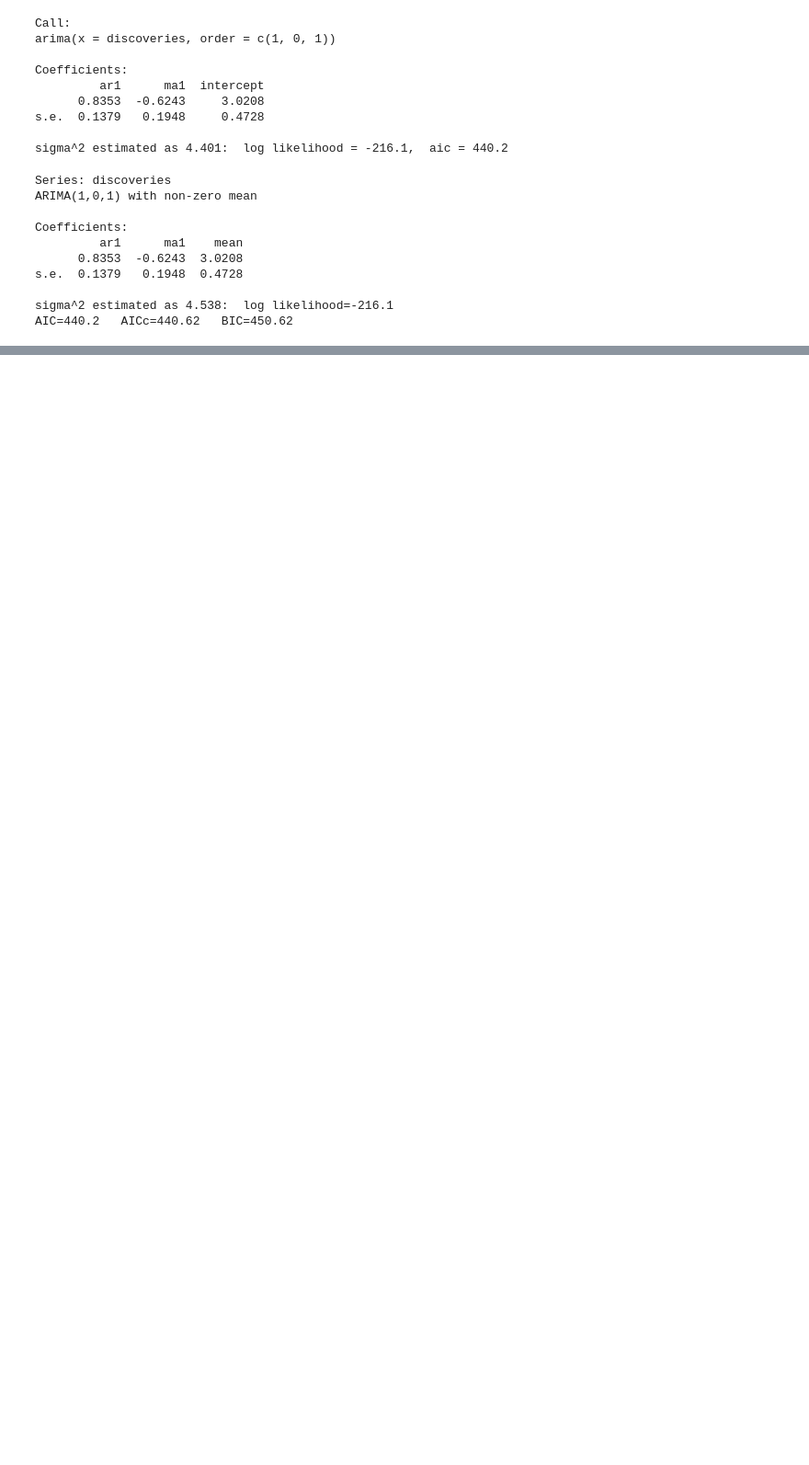
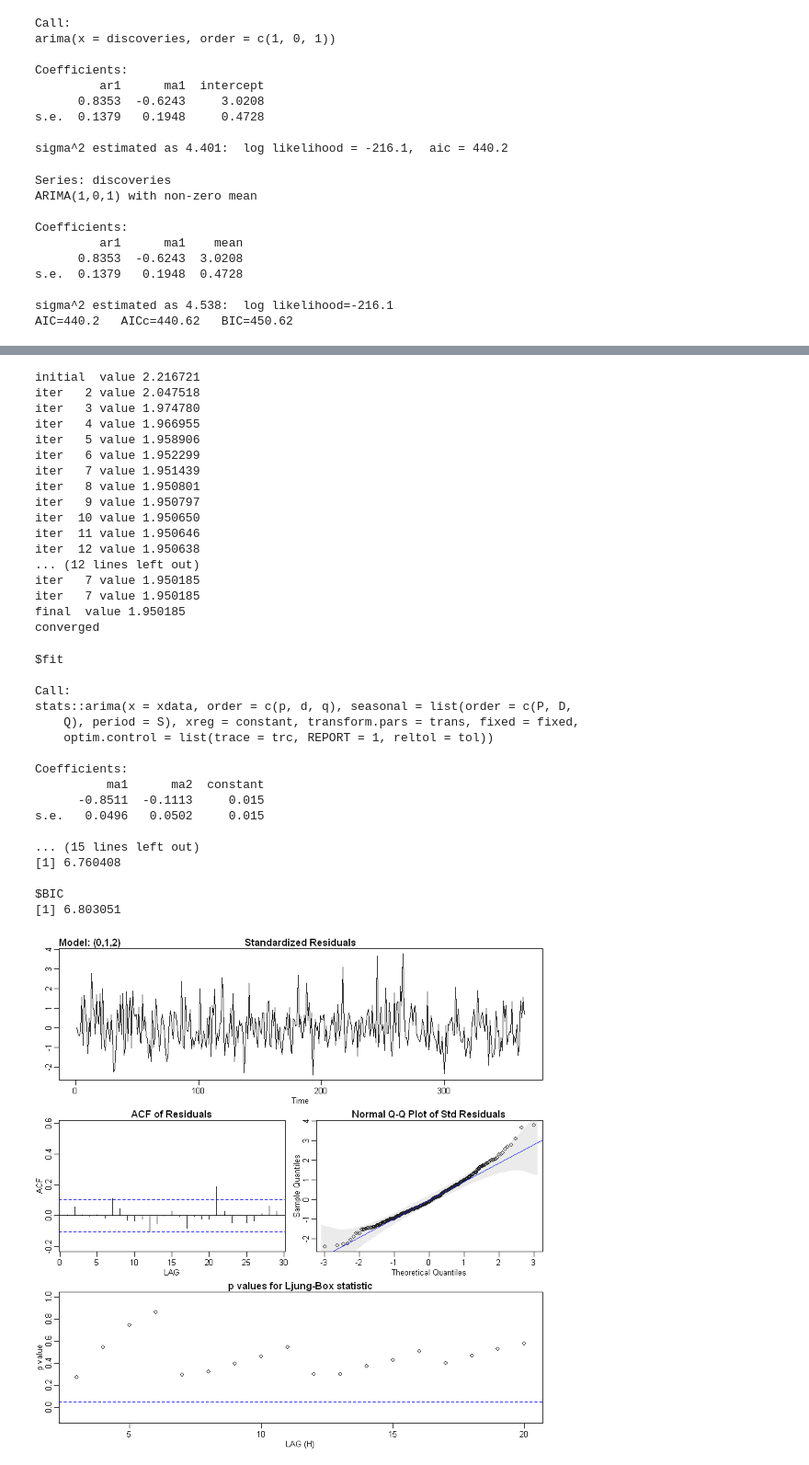
Before and after one commit to Lucas-Okamura/Timeseries-University-NY, a Jupyter notebook: notebooks/week5_AIC_ARMA_ARIMA.ipynb, the cells around one changed output, grey strips where cells are left out. Shown at 92% size. Saved outputs shown, nothing was run; the diff lists cells and outputs as text; code cells hidden in the pictures; blank space fills up the shorter version.

```diff
--- a/notebooks/week5_AIC_ARMA_ARIMA.ipynb
+++ b/notebooks/week5_AIC_ARMA_ARIMA.ipynb
@@ -193,0 +294,39 @@ AIC=440.2   AICc=440.62   BIC=450.62
+# %%
+# Fit a SARIMA model
+sarima(number_of_births, 0,1,2,0,0,0)
+# %% [output]
+initial  value 2.216721
+iter   2 value 2.047518
+iter   3 value 1.974780
+iter   4 value 1.966955
+iter   5 value 1.958906
+iter   6 value 1.952299
+iter   7 value 1.951439
+iter   8 value 1.950801
+iter   9 value 1.950797
+iter  10 value 1.950650
+iter  11 value 1.950646
+iter  12 value 1.950638
+... (12 lines left out)
+iter   7 value 1.950185
+iter   7 value 1.950185
+final  value 1.950185
+converged
+$fit
+
+Call:
+stats::arima(x = xdata, order = c(p, d, q), seasonal = list(order = c(P, D,
+    Q), period = S), xreg = constant, transform.pars = trans, fixed = fixed,
+    optim.control = list(trace = trc, REPORT = 1, reltol = tol))
+
+Coefficients:
+          ma1      ma2  constant
+      -0.8511  -0.1113     0.015
+s.e.   0.0496   0.0502     0.015
+
+... (15 lines left out)
+[1] 6.760408
+
+$BIC
+[1] 6.803051
+[figure, added]
```
Also changed, not shown: parts of 14 cells of this notebook, 1 other file.
